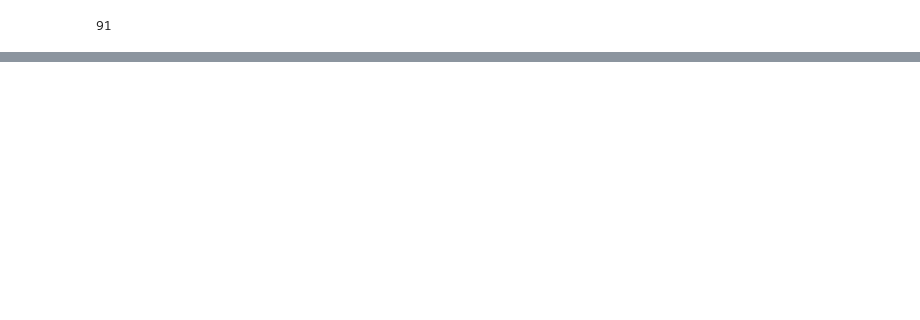
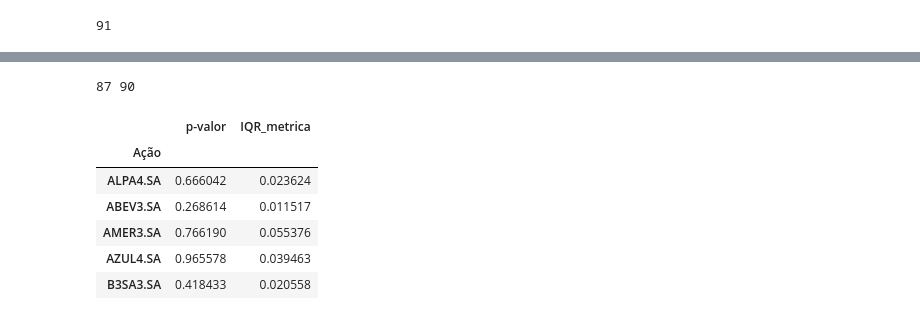
Before and after one commit to maiaufrrj/BRtrading, a Jupyter notebook: pvalor_IQR_ibov.ipynb, the cells around one changed output, grey strips where cells are left out. Saved outputs shown, nothing was run; the diff lists cells and outputs as text; code cells hidden in the pictures; blank space fills up the shorter version.

```diff
--- a/pvalor_IQR_ibov.ipynb
+++ b/pvalor_IQR_ibov.ipynb
@@ -142,0 +135,15 @@ lista_valores_iqr
+# %%
+print(df_pvalor.shape[0], df_iqr.shape[0])
+# %% [output]
+87 90
+# %%
+df_final = pd.concat([df_pvalor, df_iqr], axis=1, join="inner")
+df_final.head()
+# %% [output]
+|  | p-valor | IQR_metrica |
+| Ação |  |  |
+| ALPA4.SA | 0.666042 | 0.023624 |
+| ABEV3.SA | 0.268614 | 0.011517 |
+| AMER3.SA | 0.766190 | 0.055376 |
+| AZUL4.SA | 0.965578 | 0.039463 |
+| B3SA3.SA | 0.418433 | 0.020558 |
```
Also changed, not shown: parts of 8 cells of this notebook.
